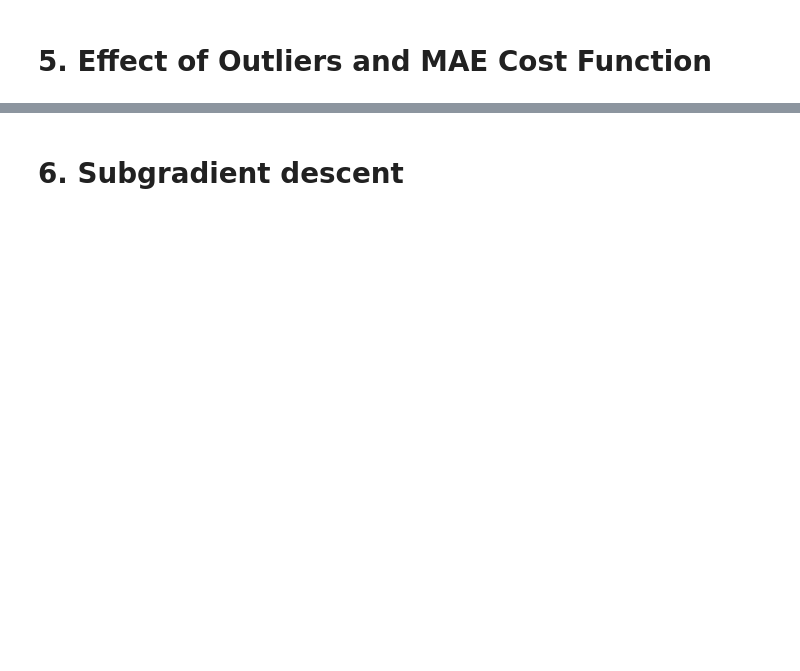
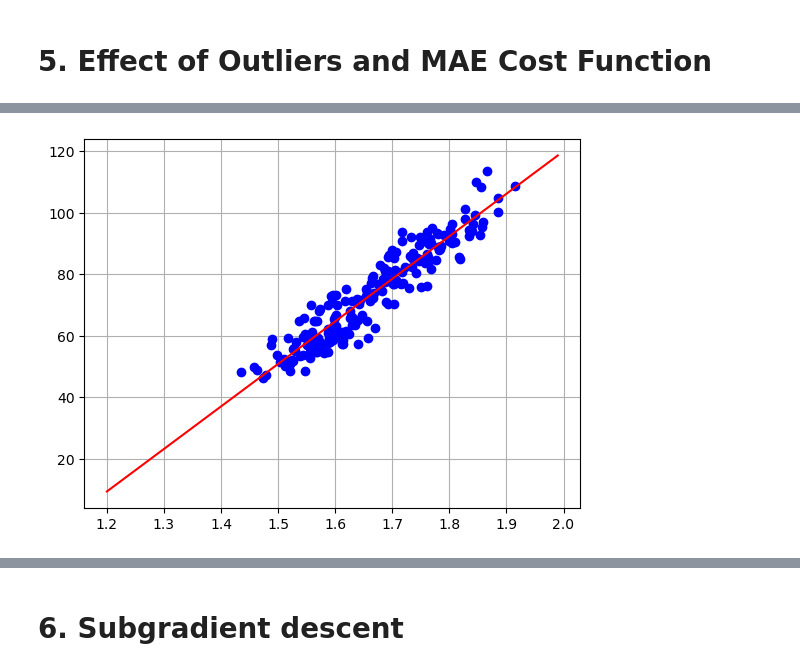
Before and after one commit to AndreaMontoneri/ML_course, a Jupyter notebook: labs/ex02/template/ex02.ipynb, the cells around one changed output, grey strips where cells are left out. Saved outputs shown, nothing was run; the diff lists cells and outputs as text; code cells hidden in the pictures; blank space fills up the shorter version.

```diff
--- a/labs/ex02/template/ex02.ipynb
+++ b/labs/ex02/template/ex02.ipynb
@@ -125,4 +157,6 @@ def compute_gradient(y, tx, w):
     # INSERT YOUR CODE HERE
     # TODO: compute gradient vector
     # ***************************************************
-    raise NotImplementedError
+    N = len(y)
+    e = y - tx@w
+    return (-1/N)*((tx.T)@e)
@@ -128,0 +185,4 @@ def compute_gradient(y, tx, w):
+# %%
+w = np.array([50,10])
+print(f'Gradient : ∇L = {compute_gradient(y, tx, w)}')
+print(f'Gradient norm : ║∇L║ = {np.linalg.norm(compute_gradient(y, tx, w))}')
@@ -153,12 +216,13 @@ def gradient_descent(y, tx, initial_w, max_iters, gamma):
         # INSERT YOUR CODE HERE
         # TODO: compute gradient and loss
         # ***************************************************
-        raise NotImplementedError
+        loss = compute_loss(y, tx, w)
+        grad = compute_gradient(y, tx, w)
         # ***************************************************
         # INSERT YOUR CODE HERE
         # TODO: update w by gradient
         # ***************************************************
-        raise NotImplementedError
+        w = w-gamma*grad
 
         # store w and loss
         ws.append(w)
@@ -331,5 +518,5 @@ y.shape, tx.shape
 # %%
-from plots import gradient_descent_visualization
+from plots import *
 
 # Define the parameters of the algorithm.
 max_iters = 50
@@ -346,7 +533,7 @@ start_time = datetime.datetime.now()
 # TODO: fit the model to the subsampled data / subsampled data with outliers and visualize the cloud of points
 #       and the model fit
 # ***************************************************
-raise NotImplementedError
+gd_losses, gd_ws = gradient_descent(y, tx, w_initial, max_iters, gamma)
 
 
 end_time = datetime.datetime.now()
@@ -354,3 +541,11 @@ end_time = datetime.datetime.now()
 # Print result
 exection_time = (end_time - start_time).total_seconds()
 print("GD: execution time={t:.3f} seconds".format(t=exection_time))
+
+w_bar = gd_ws[-1]
+x_bar , y_bar = prediction(w_bar[0], w_bar[1], mean_x, std_x)
+plt.scatter(height,weight, color='Blue',zorder=2)
+plt.plot(x_bar,y_bar,color='Red',zorder=3)
+plt.grid(zorder=1)
+plt.show()
+# %% [output]
@@ -357 +569,2 @@ print("GD: execution time={t:.3f} seconds".format(t=exection_time))
+[figure, added]
 # %%
```
Also changed, not shown: parts of 48 cells of this notebook, 1 other file.
